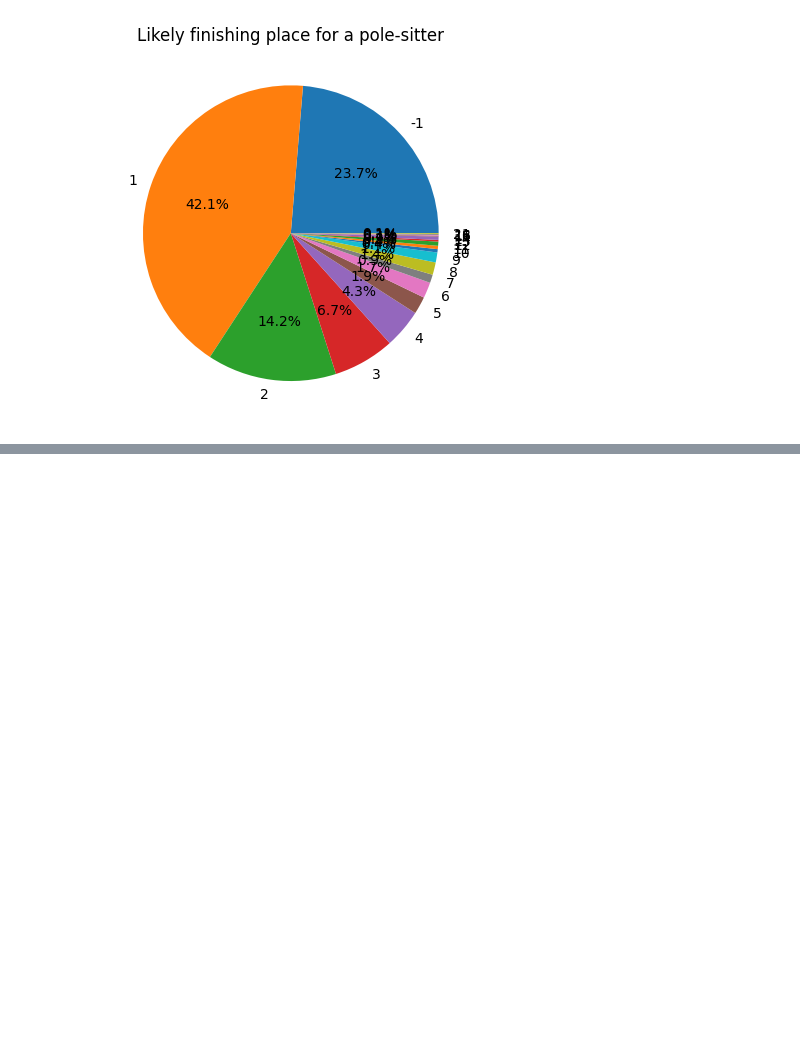
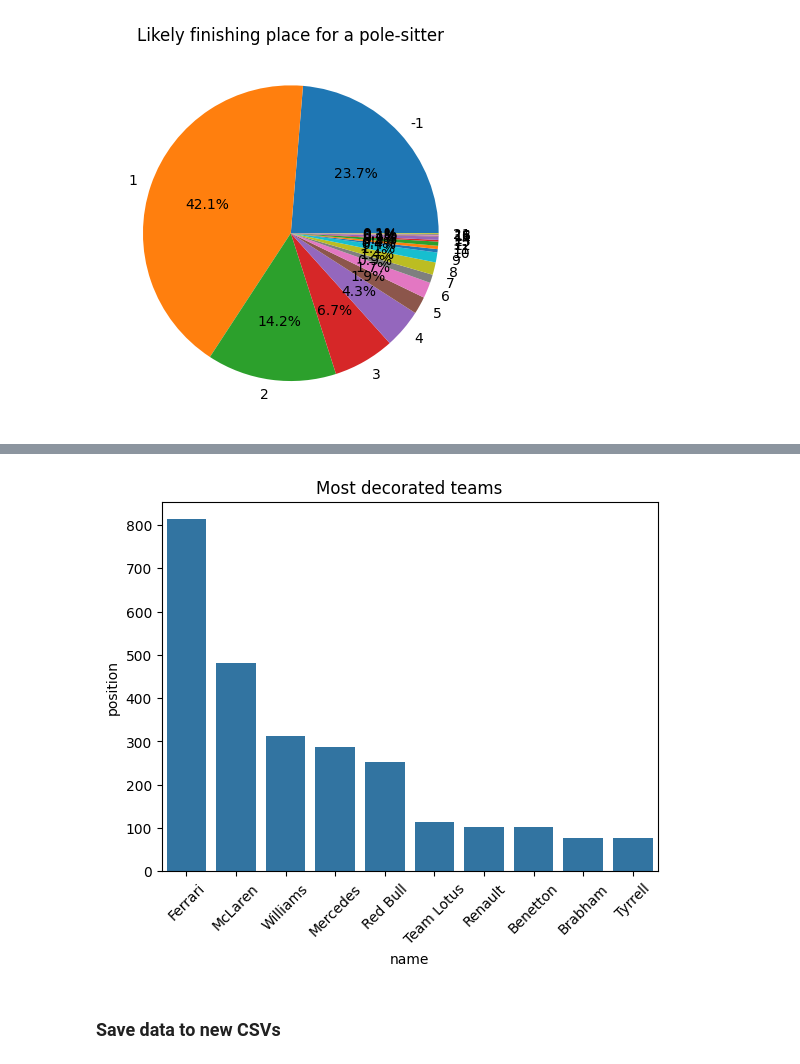
Before and after one commit to EE2SE/F1_Data_Scraper, a Jupyter notebook: Data_Clean_Up.ipynb, the cells around one changed output, grey strips where cells are left out. Drawn from its saved outputs; the diff is of its cells as text; code cells hidden in the pictures; blank space fills up the shorter version.

```diff
--- a/Data_Clean_Up.ipynb
+++ b/Data_Clean_Up.ipynb
@@ -248,0 +253,6 @@ plt.show()
+# %%
+podium = res_df.loc[(res_df['position'] > 0) & (res_df['position'] < 4),['constructorId','position']]
+constructor_podium = podium.groupby('constructorId').count().reset_index().sort_values(by=['position'],ascending=False)
+con_pod_names = pd.merge(constructor_podium,con_df,how='left', left_on=['constructorId'], right_on = ['constructorId'])
+con_pod_names.head(10)
+# constructor_podium
@@ -248,0 +271,10 @@ plt.show()
+# %%
+#shop top 10 most decorated constructors
+sns.barplot(con_pod_names.head(10), y='position', x='name',hue='position')
+plt.title('Most decorated teams')
+plt.xticks(rotation=45)
+plt.show()
+# %% [output]
+[figure, added]
+# %% [markdown]
+### Save data to new CSVs
```
Also changed, not shown: parts of 5 cells of this notebook, 4 other files.
